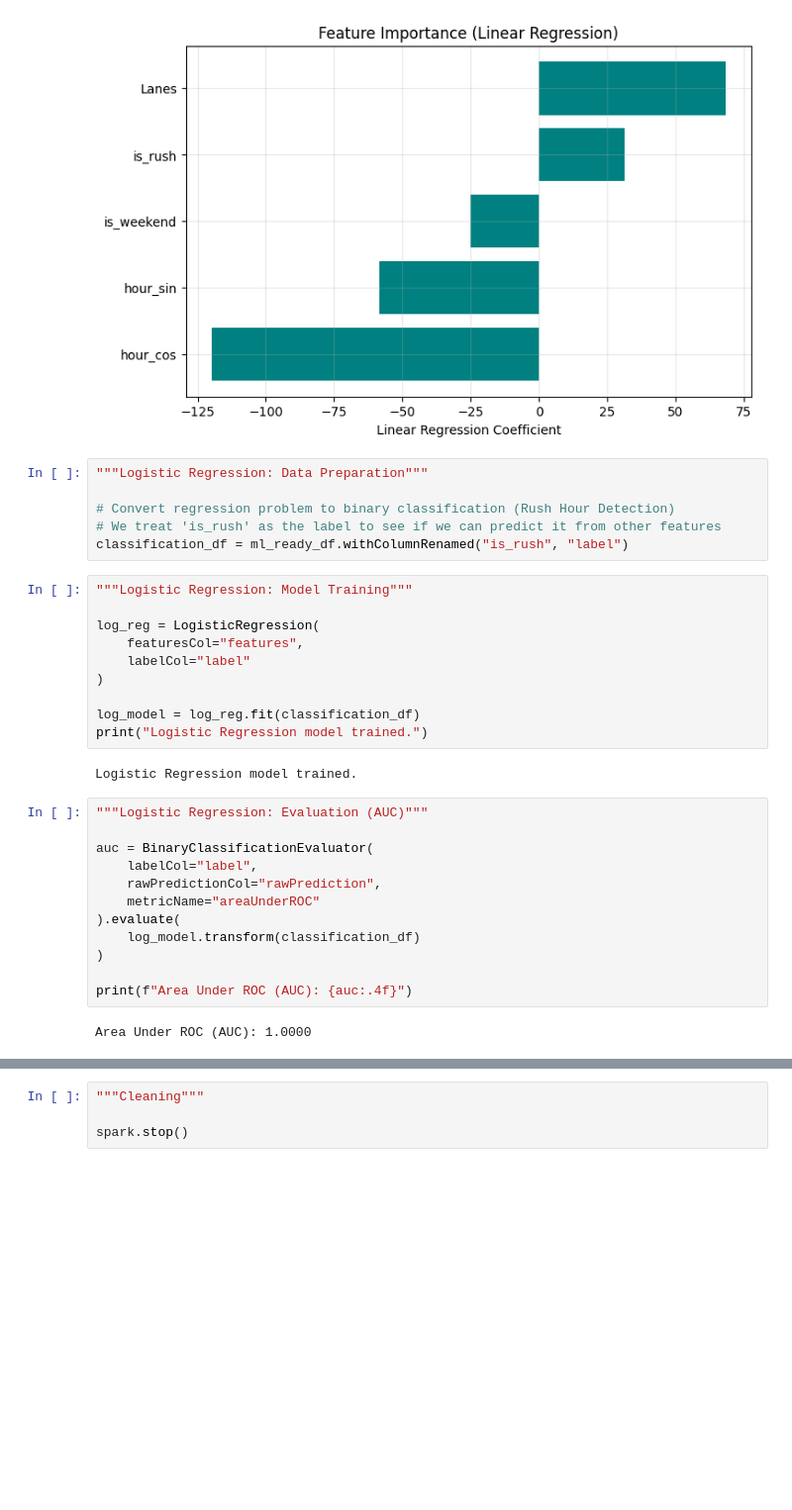
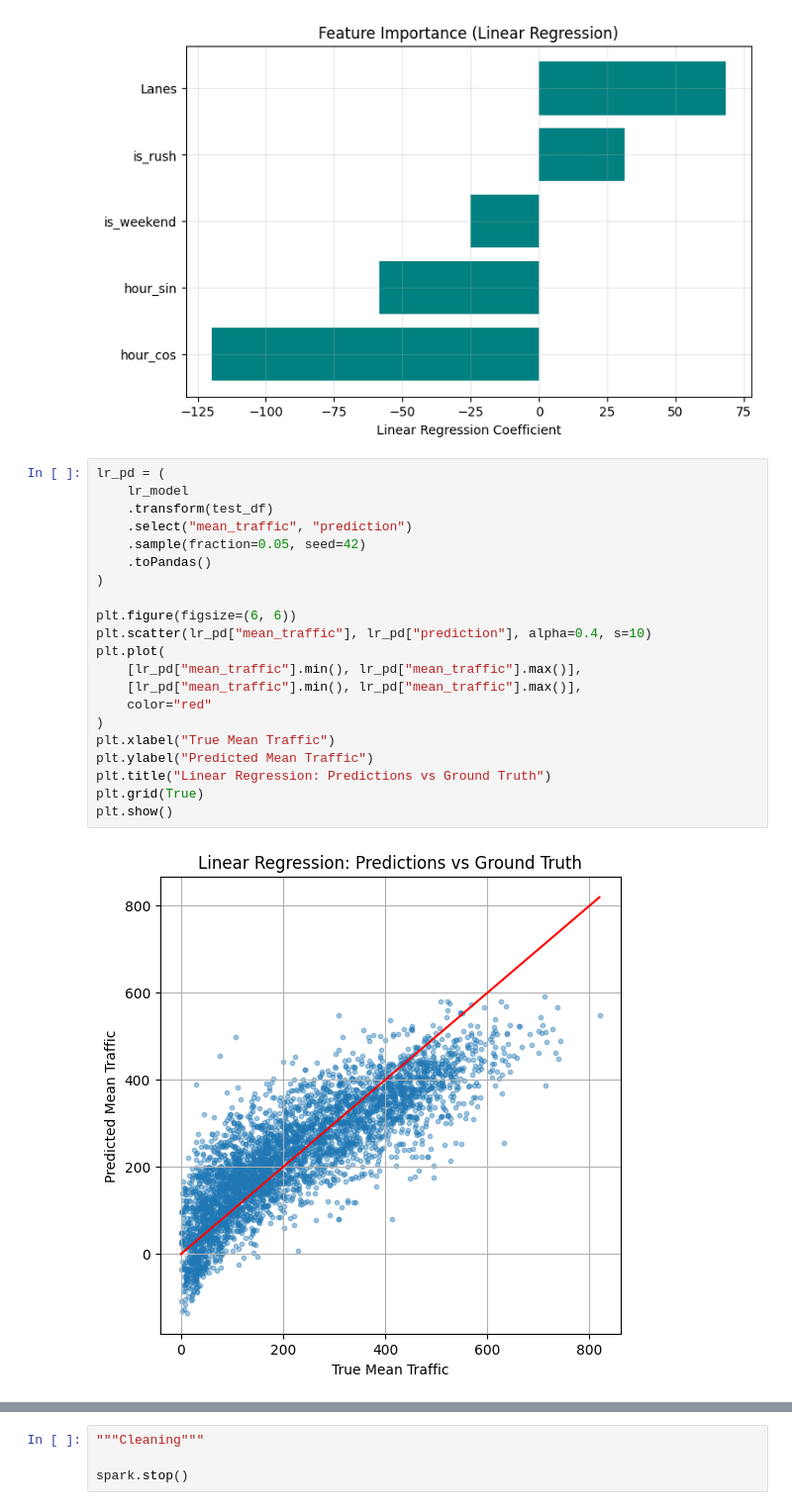
Before and after one commit to teodor2002/Big-Data-Traffic-Analysis-Project, a Jupyter notebook: Code/ML_Algorithms/03_simple_ML_algorithms.ipynb, the cells around one changed output, grey strips where cells are left out. Shown at 99% size. Saved outputs shown, nothing was run; the diff lists cells and outputs as text; blank space fills up the shorter version.

```diff
--- a/Code/ML_Algorithms/03_simple_ML_algorithms.ipynb
+++ b/Code/ML_Algorithms/03_simple_ML_algorithms.ipynb
@@ -220,35 +214,26 @@ plt.grid(True, alpha=0.3)
 plt.show()
 # %% [output]
 [figure]
-# %%
-"""Logistic Regression: Data Preparation"""
-
-# Convert regression problem to binary classification (Rush Hour Detection)
-# We treat 'is_rush' as the label to see if we can predict it from other features
-classification_df = ml_ready_df.withColumnRenamed("is_rush", "label")
-# %%
-"""Logistic Regression: Model Training"""
-
-log_reg = LogisticRegression(
-    featuresCol="features",
-    labelCol="label"
-)
-
-log_model = log_reg.fit(classification_df)
-print("Logistic Regression model trained.")
-# %% [output]
-Logistic Regression model trained.
-# %%
-"""Logistic Regression: Evaluation (AUC)"""
-
-auc = BinaryClassificationEvaluator(
-    labelCol="label",
-    rawPredictionCol="rawPrediction",
-    metricName="areaUnderROC"
-).evaluate(
-    log_model.transform(classification_df)
-)
-
-print(f"Area Under ROC (AUC): {auc:.4f}")
-# %% [output]
-Area Under ROC (AUC): 1.0000
+# %%
+lr_pd = (
+    lr_model
+    .transform(test_df)
+    .select("mean_traffic", "prediction")
+    .sample(fraction=0.05, seed=42)
+    .toPandas()
+)
+
+plt.figure(figsize=(6, 6))
+plt.scatter(lr_pd["mean_traffic"], lr_pd["prediction"], alpha=0.4, s=10)
+plt.plot(
+    [lr_pd["mean_traffic"].min(), lr_pd["mean_traffic"].max()],
+    [lr_pd["mean_traffic"].min(), lr_pd["mean_traffic"].max()],
+    color="red"
+)
+plt.xlabel("True Mean Traffic")
+plt.ylabel("Predicted Mean Traffic")
+plt.title("Linear Regression: Predictions vs Ground Truth")
+plt.grid(True)
+plt.show()
+# %% [output]
+[figure, added]
```
Also changed, not shown: parts of 17 cells of this notebook, 4 other files.
